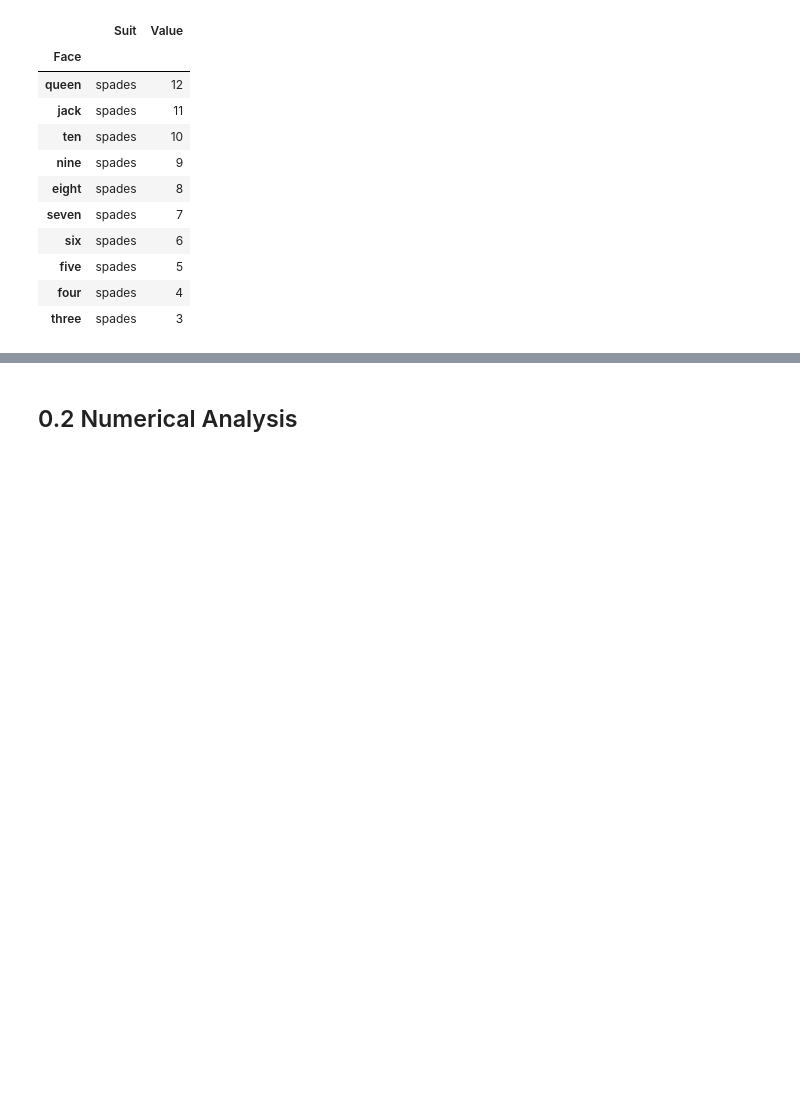
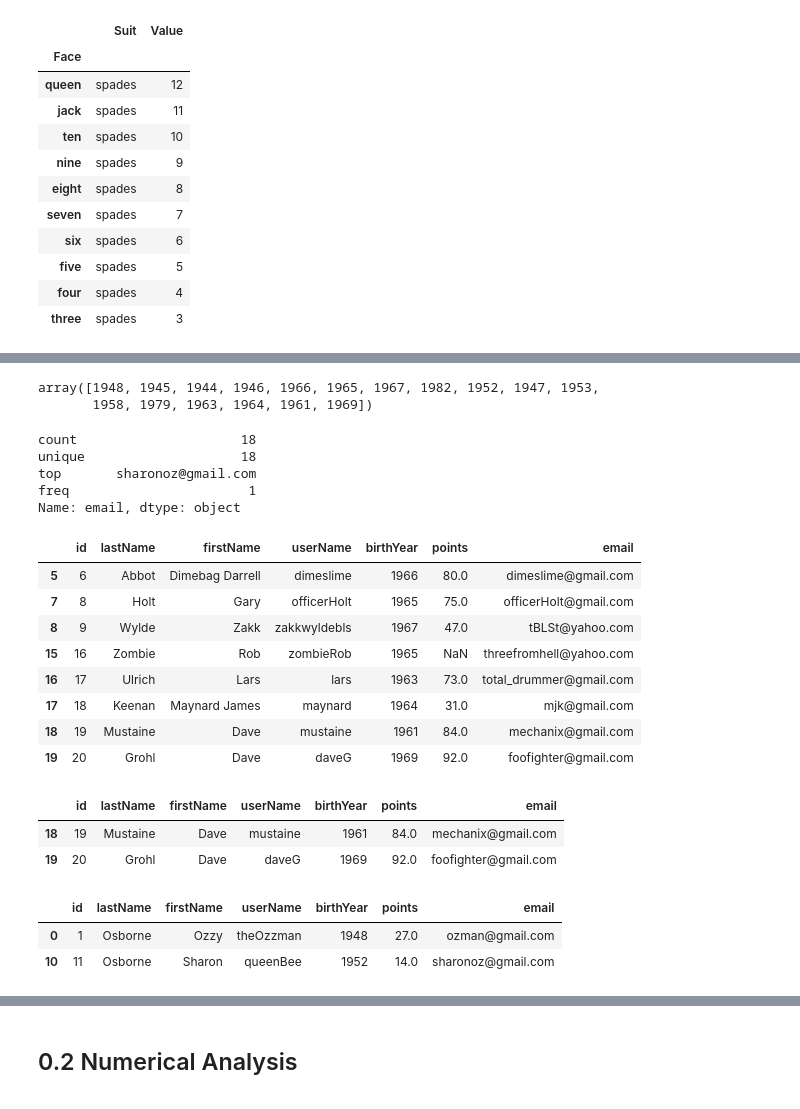
Before and after one commit to gorbulus/DS_Playbook, a Jupyter notebook: ds_playbook.ipynb, the cells around one changed output, grey strips where cells are left out. Cells and saved outputs as stored; diff of their text form; code cells hidden in the pictures; blank space fills up the shorter version.

```diff
--- a/ds_playbook.ipynb
+++ b/ds_playbook.ipynb
@@ -70,0 +187,42 @@ df.head(10)
+# %%
+# Return a list of the unique birthYear values
+rockers_df["birthYear"].unique()
+# %% [output]
+array([1948, 1945, 1944, 1946, 1966, 1965, 1967, 1982, 1952, 1947, 1953,
+       1958, 1979, 1963, 1964, 1961, 1969])
+# %%
+# Display some descriptive data using the email column
+rockers_df["email"].describe()
+# %% [output]
+count                     18
+unique                    18
+top       sharonoz@gmail.com
+freq                       1
+Name: email, dtype: object
+# %%
+# Show records of only rockers born in the 1960s
+rockers_df[(rockers_df["birthYear"] >=1960) & (rockers_df["birthYear"]<=1970)]
+# %% [output]
+|  | id | lastName | firstName | userName | birthYear | points | email |
+| 5 | 6 | Abbot | Dimebag Darrell | dimeslime | 1966 | 80.0 | dimeslime@gmail.com |
+| 7 | 8 | Holt | Gary | officerHolt | 1965 | 75.0 | officerHolt@gmail.com |
+| 8 | 9 | Wylde | Zakk | zakkwyldebls | 1967 | 47.0 | tBLSt@yahoo.com |
+| 15 | 16 | Zombie | Rob | zombieRob | 1965 | NaN | threefromhell@yahoo.com |
+| 16 | 17 | Ulrich | Lars | lars | 1963 | 73.0 | total_drummer@gmail.com |
+| 17 | 18 | Keenan | Maynard James | maynard | 1964 | 31.0 | mjk@gmail.com |
+| 18 | 19 | Mustaine | Dave | mustaine | 1961 | 84.0 | mechanix@gmail.com |
+| 19 | 20 | Grohl | Dave | daveG | 1969 | 92.0 | foofighter@gmail.com |
+# %%
+# Show all records where the firstName starts with "DA" for Dave
+rockers_df[rockers_df["firstName"].str.startswith('Da')]
+# %% [output]
+|  | id | lastName | firstName | userName | birthYear | points | email |
+| 18 | 19 | Mustaine | Dave | mustaine | 1961 | 84.0 | mechanix@gmail.com |
+| 19 | 20 | Grohl | Dave | daveG | 1969 | 92.0 | foofighter@gmail.com |
+# %%
+# Show all records where the lastName ends with "borne" for Osborne
+rockers_df[rockers_df["lastName"].str.endswith('borne')]
+# %% [output]
+|  | id | lastName | firstName | userName | birthYear | points | email |
+| 0 | 1 | Osborne | Ozzy | theOzzman | 1948 | 27.0 | ozman@gmail.com |
+| 10 | 11 | Osborne | Sharon | queenBee | 1952 | 14.0 | sharonoz@gmail.com |
```
Also changed, not shown: parts of 16 cells of this notebook.
